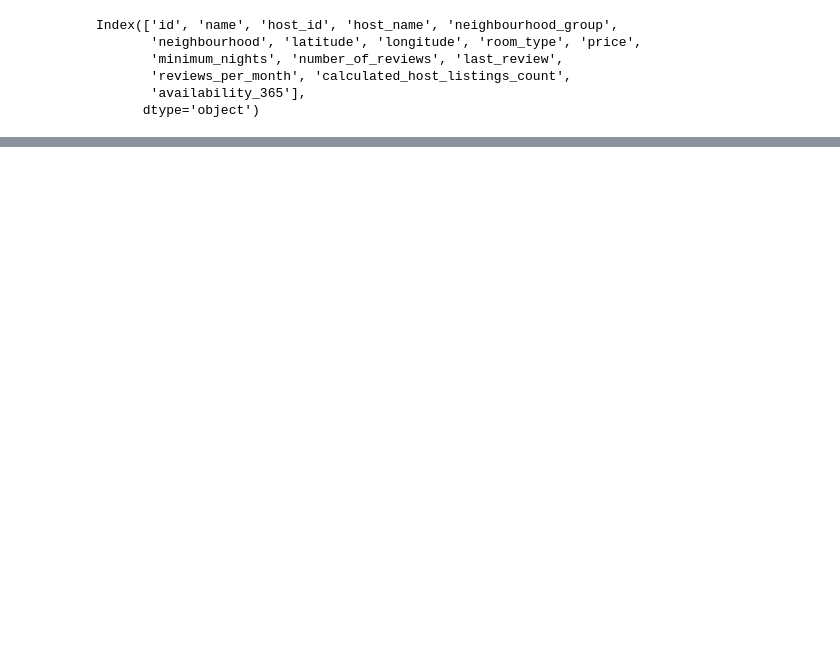
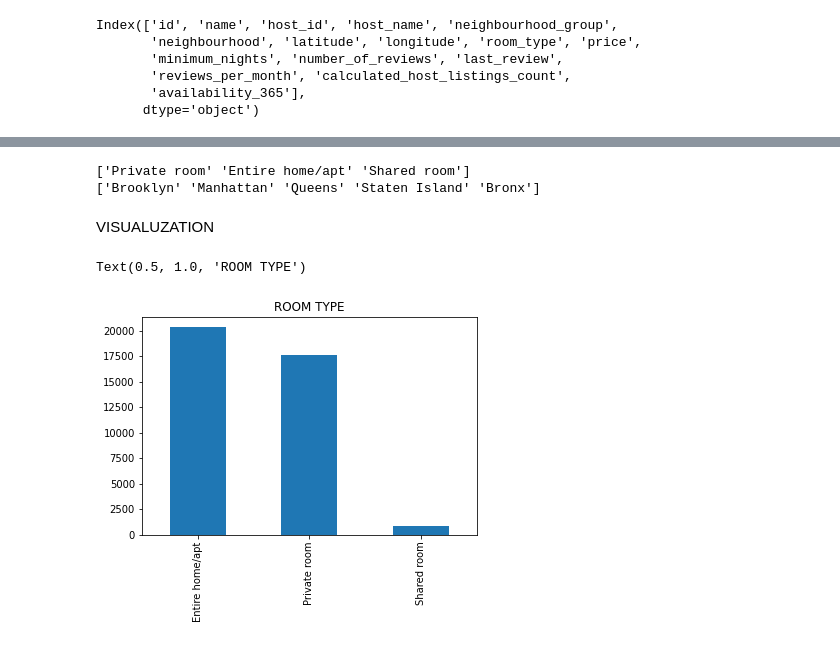
Before and after one commit to AnuragReddyMalipeddi/Capstone-Project-EDA1, a Jupyter notebook: Airbnb_Bookings_Analysis_Capstone_Project.ipynb, the cells around one changed output, grey strips where cells are left out. Saved outputs shown, nothing was run; the diff lists cells and outputs as text; code cells hidden in the pictures; blank space fills up the shorter version.

```diff
--- a/Airbnb_Bookings_Analysis_Capstone_Project.ipynb
+++ b/Airbnb_Bookings_Analysis_Capstone_Project.ipynb
@@ -95,0 +137,16 @@ Index(['id', 'name', 'host_id', 'host_name', 'neighbourhood_group',
+# %%
+#Finding unique values
+
+print(airbnb['room_type'].unique())
+print(airbnb['neighbourhood_group'].unique())
+# %% [output]
+['Private room' 'Entire home/apt' 'Shared room']
+['Brooklyn' 'Manhattan' 'Queens' 'Staten Island' 'Bronx']
+# %% [markdown]
+VISUALUZATION
+# %%
+airbnb['room_type'].value_counts().plot(kind='bar')
+plt.title('ROOM TYPE')
+# %% [output]
+Text(0.5, 1.0, 'ROOM TYPE')
+[figure, added]
```
Also changed, not shown: parts of 6 cells of this notebook.
